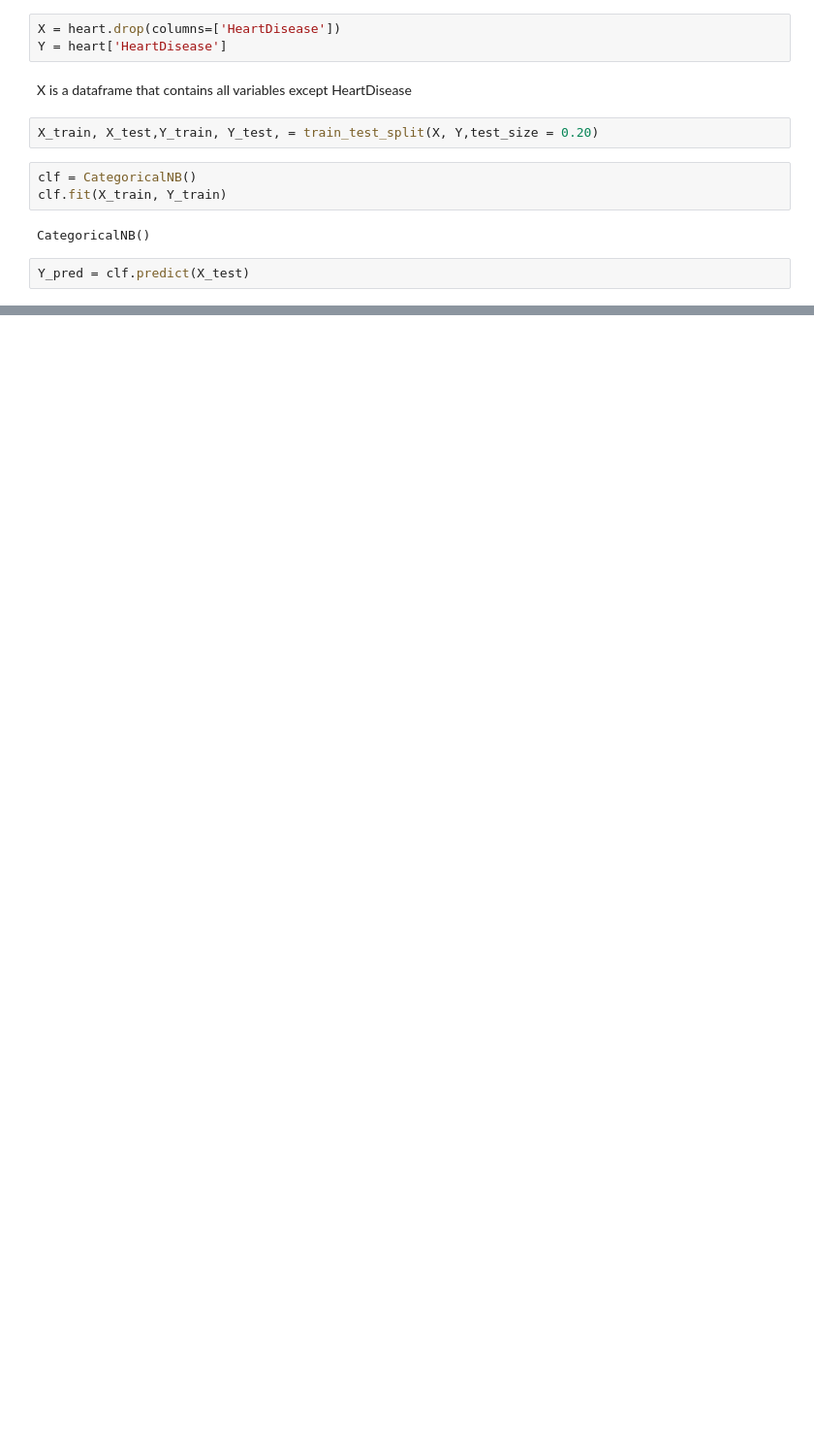
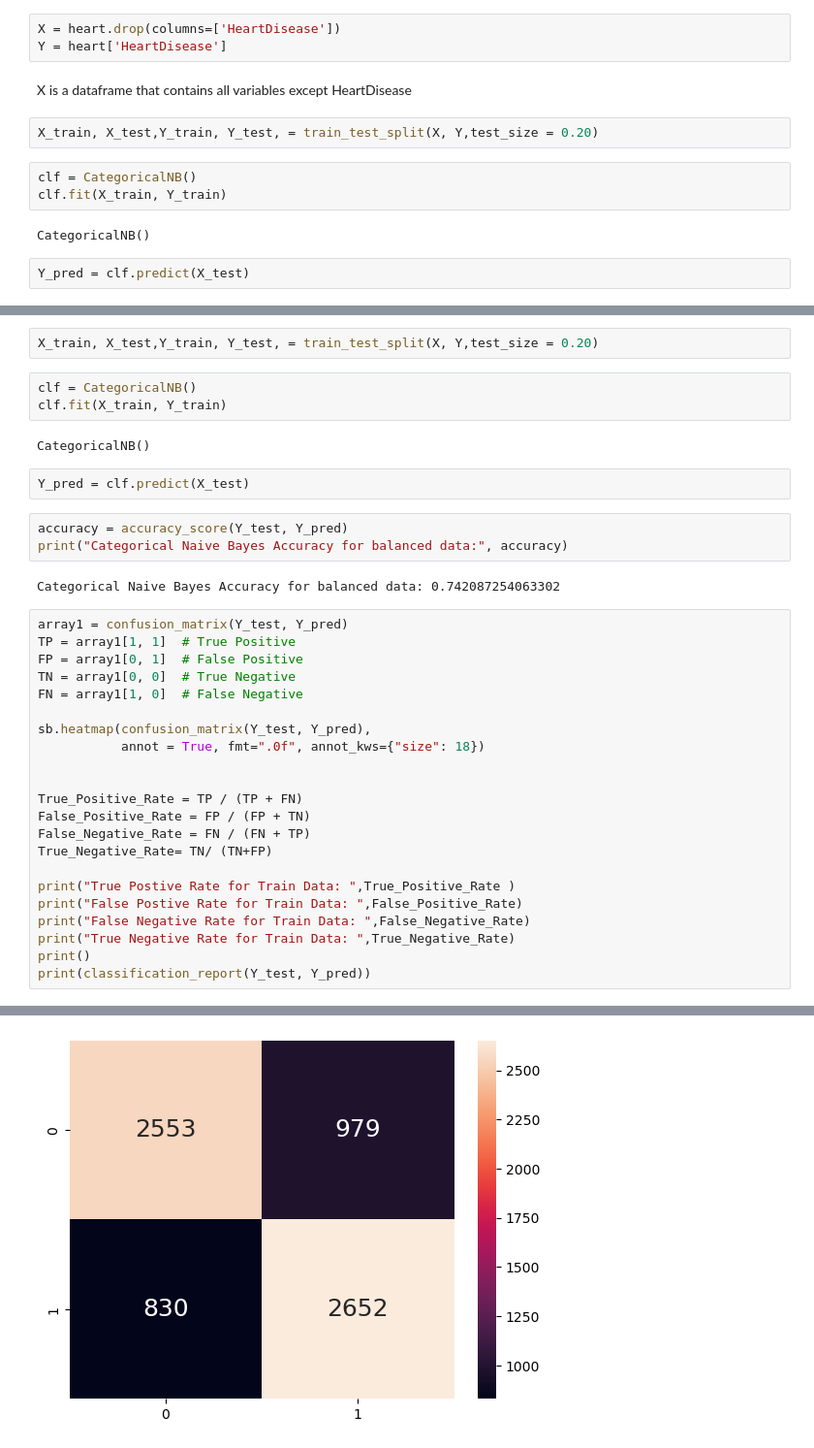
Before and after one commit to HengGuanXiang/SC1015-FCSG-Team-9-Mini-Project, a Jupyter notebook: Categorical Naive Bayes.ipynb, the cells around one changed output, grey strips where cells are left out. Shown: that part at 97% size. Saved outputs shown, nothing was run; the diff lists cells and outputs as text; blank space fills up the shorter version.

```diff
--- a/Categorical Naive Bayes.ipynb
+++ b/Categorical Naive Bayes.ipynb
@@ -69,0 +105,37 @@ True Negative Rate for Train Data:  0.9902133252451724
+# %%
+X_train, X_test,Y_train, Y_test, = train_test_split(X, Y,test_size = 0.20)
+# %%
+clf = CategoricalNB()
+clf.fit(X_train, Y_train)
+# %% [output]
+CategoricalNB()
+# %%
+Y_pred = clf.predict(X_test)
+# %%
+accuracy = accuracy_score(Y_test, Y_pred)
+print("Categorical Naive Bayes Accuracy for balanced data:", accuracy)
+# %% [output]
+Categorical Naive Bayes Accuracy for balanced data: 0.742087254063302
+# %%
+array1 = confusion_matrix(Y_test, Y_pred)
+TP = array1[1, 1]  # True Positive
+FP = array1[0, 1]  # False Positive
+TN = array1[0, 0]  # True Negative
+FN = array1[1, 0]  # False Negative
+
+sb.heatmap(confusion_matrix(Y_test, Y_pred),
+           annot = True, fmt=".0f", annot_kws={"size": 18})
+
+
+True_Positive_Rate = TP / (TP + FN)
+False_Positive_Rate = FP / (FP + TN)
+False_Negative_Rate = FN / (FN + TP)
+True_Negative_Rate= TN/ (TN+FP)
+
+print("True Postive Rate for Train Data: ",True_Positive_Rate )
+print("False Postive Rate for Train Data: ",False_Positive_Rate)
+print("False Negative Rate for Train Data: ",False_Negative_Rate)
+print("True Negative Rate for Train Data: ",True_Negative_Rate)
+print()
+print(classification_report(Y_test, Y_pred))
+# %% [output]
@@ -69,0 +155 @@ True Negative Rate for Train Data:  0.9902133252451724
+[figure, added]
```
Also changed, not shown: parts of 10 cells of this notebook, 1 other file.
